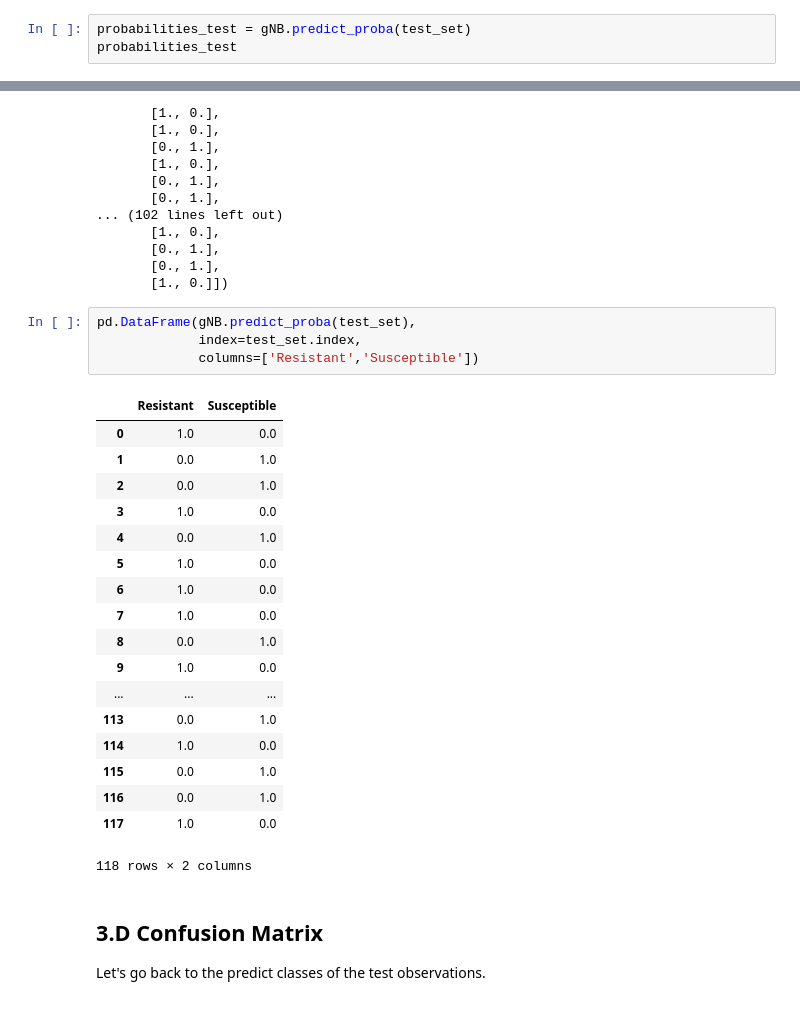
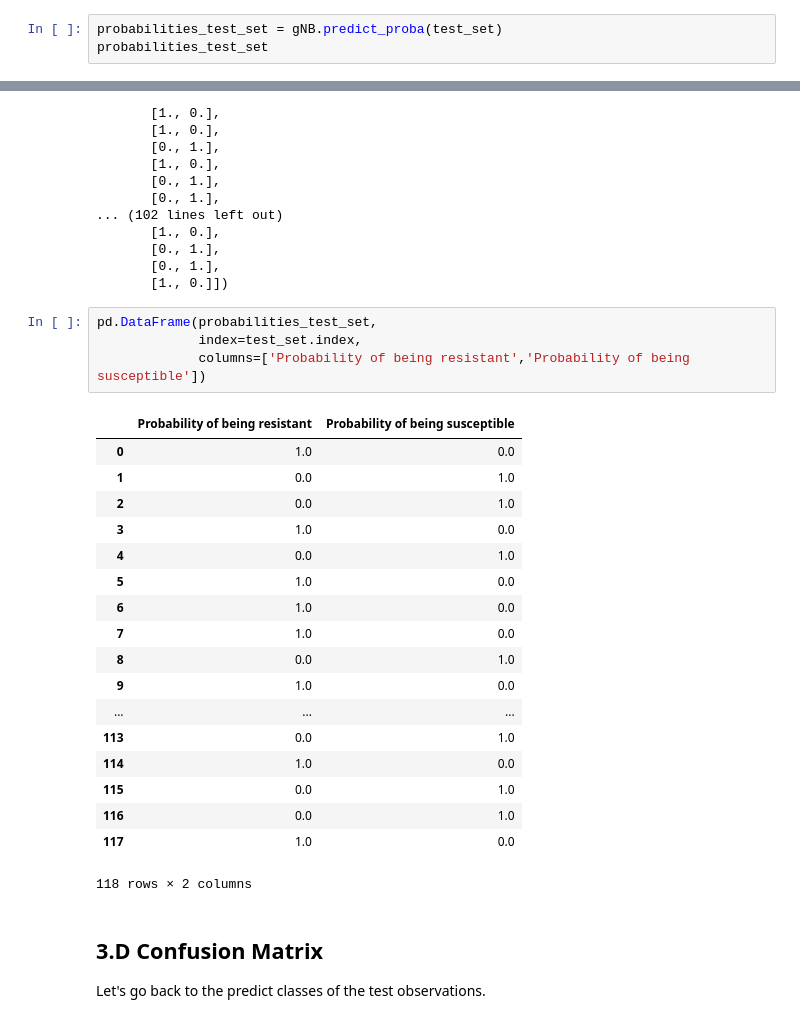
Before and after one commit to aarcher07/Predictive-Modeling-with-scikit-learn, a Jupyter notebook: 03_Model_Evaluation_ScikitLearn_with_Naive_Bayes_Classifier.ipynb, the cells around one changed output, grey strips where cells are left out. Saved outputs shown, nothing was run; the diff lists cells and outputs as text.

````diff
--- a/03_Model_Evaluation_ScikitLearn_with_Naive_Bayes_Classifier.ipynb
+++ b/03_Model_Evaluation_ScikitLearn_with_Naive_Bayes_Classifier.ipynb
@@ -161,8 +182,8 @@ The model predicts a $0\%$ chance that the observation will be suspectible and a
 
 Now using ```predict_proba``` and our learned model, let's compute the probabilities of all observations in the test set.
 # %%
-probabilities_test = gNB.predict_proba(test_set)
-probabilities_test
+probabilities_test_set = gNB.predict_proba(test_set)
+probabilities_test_set
 # %% [output]
 array([[1., 0.],
        [0., 1.],
@@ -182,11 +203,11 @@ array([[1., 0.],
        [0., 1.],
        [1., 0.]])
 # %%
-pd.DataFrame(gNB.predict_proba(test_set),
+pd.DataFrame(probabilities_test_set,
              index=test_set.index,
-             columns=['Resistant','Susceptible'])
+             columns=['Probability of being resistant','Probability of being susceptible'])
 # %% [output]
-|  | Resistant | Susceptible |
+|  | Probability of being resistant | Probability of being susceptible |
 | 0 | 1.0 | 0.0 |
 | 1 | 0.0 | 1.0 |
 | 2 | 0.0 | 1.0 |
````
Also changed, not shown: parts of 18 cells of this notebook, 3 other files.
